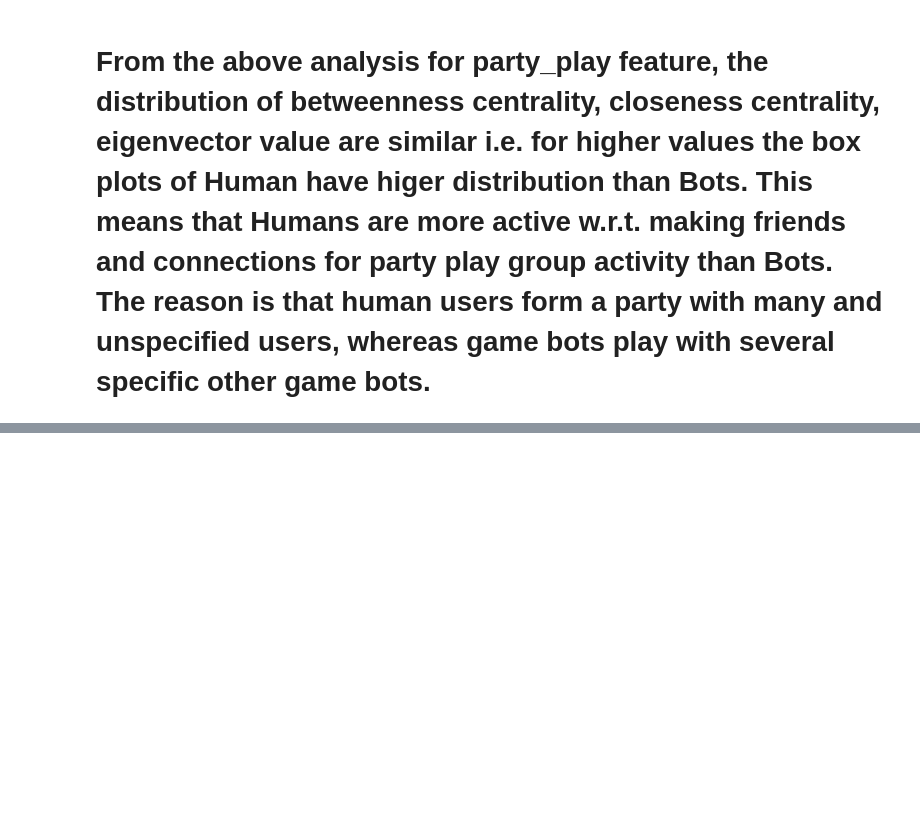
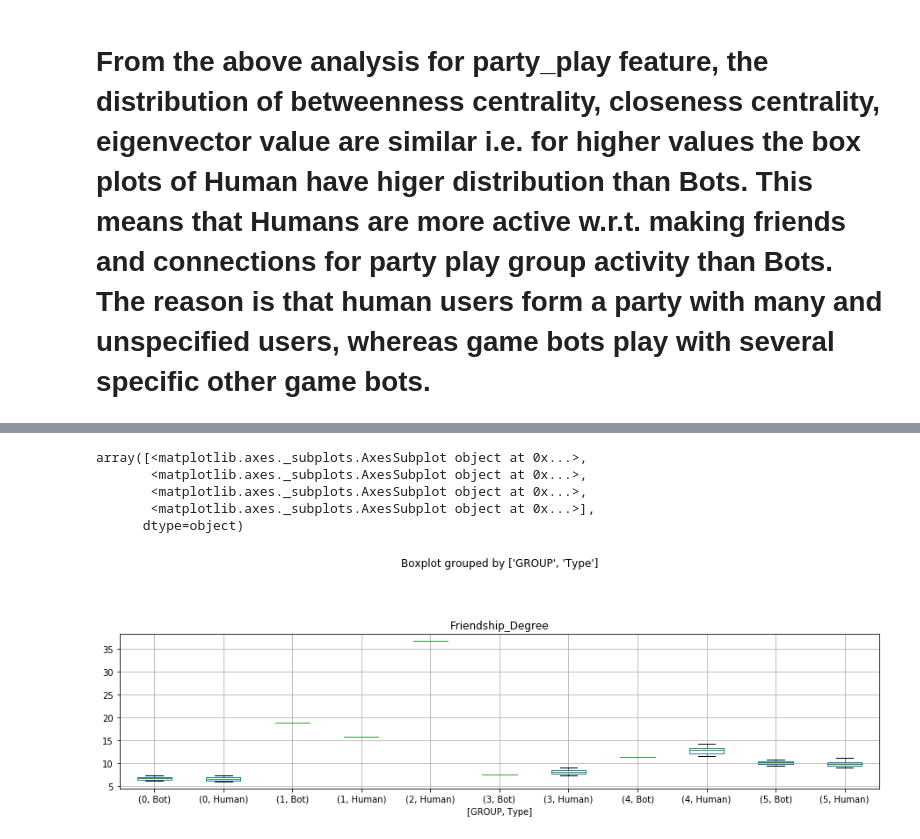
Before and after one commit to gautamprasad81/pgp-bdml-capstone, a Jupyter notebook: NetworkMeasuresFeaturesAnalysis.ipynb, the cells around one changed output, grey strips where cells are left out. Saved outputs shown, nothing was run; the diff lists cells and outputs as text; code cells hidden in the pictures; blank space fills up the shorter version.

```diff
--- a/NetworkMeasuresFeaturesAnalysis.ipynb
+++ b/NetworkMeasuresFeaturesAnalysis.ipynb
@@ -365,0 +368,7 @@ array([<matplotlib.axes._subplots.AxesSubplot object at 0x...>,
+# %%
+friendship_df = nm_df[['Friendship_InDegree', 'Friendship_OutDegree', 'Friendship_Degree',
+                       'Friendship_WeightedDegree', 'Friendship_WeightedInDegree', 'Friendship_WeightedOutDegree',
+                       'Friendship_Eccentricity', 'Friendship_ClosenessCentrality', 'Friendship_BetweennessCentrality',
+                       'Friendship_Authority', 'Friendship_Hub', 'Friendship_ModularityClass', 'Friendship_Pagerank',
+                       'Friendship_ComponentId', 'Friendship_StrConnId', 'Friendship_ClusteringCoefficient', 'Friendship_Eigenvector',
+                       'Type']]
@@ -365,0 +395,19 @@ array([<matplotlib.axes._subplots.AxesSubplot object at 0x...>,
+# %%
+friendship_df_degree_z = friendship_df[['Friendship_Degree']]
+friendship_df_degree_z = friendship_df_degree_z.apply(zscore)
+friendship_df_degree_z_clusters = KMeans(n_clusters=6, random_state=7, n_init=10)
+
+# We are trying to see the clusters for the higher values here, since for lower clusters, the box plots are similar
+friendship_df_degree_z = friendship_df_degree_z[friendship_df_degree_z.Friendship_Degree > 6]
+friendship_df_degree_z_clusters.fit(friendship_df_degree_z)
+predicted_clusters = friendship_df_degree_z_clusters.predict(friendship_df_degree_z)
+friendship_df_degree_z["GROUP"] = predicted_clusters
+friendship_df_degree_z['Type'] = friendship_df.Type
+friendship_df_degree_z.boxplot(by = ['GROUP', 'Type'],  layout=(4,1), figsize=(15, 15))
+# %% [output]
+array([<matplotlib.axes._subplots.AxesSubplot object at 0x...>,
+       <matplotlib.axes._subplots.AxesSubplot object at 0x...>,
+       <matplotlib.axes._subplots.AxesSubplot object at 0x...>,
+       <matplotlib.axes._subplots.AxesSubplot object at 0x...>],
+      dtype=object)
+[figure, added]
```
Also changed, not shown: parts of 18 cells of this notebook, 1 other file.
